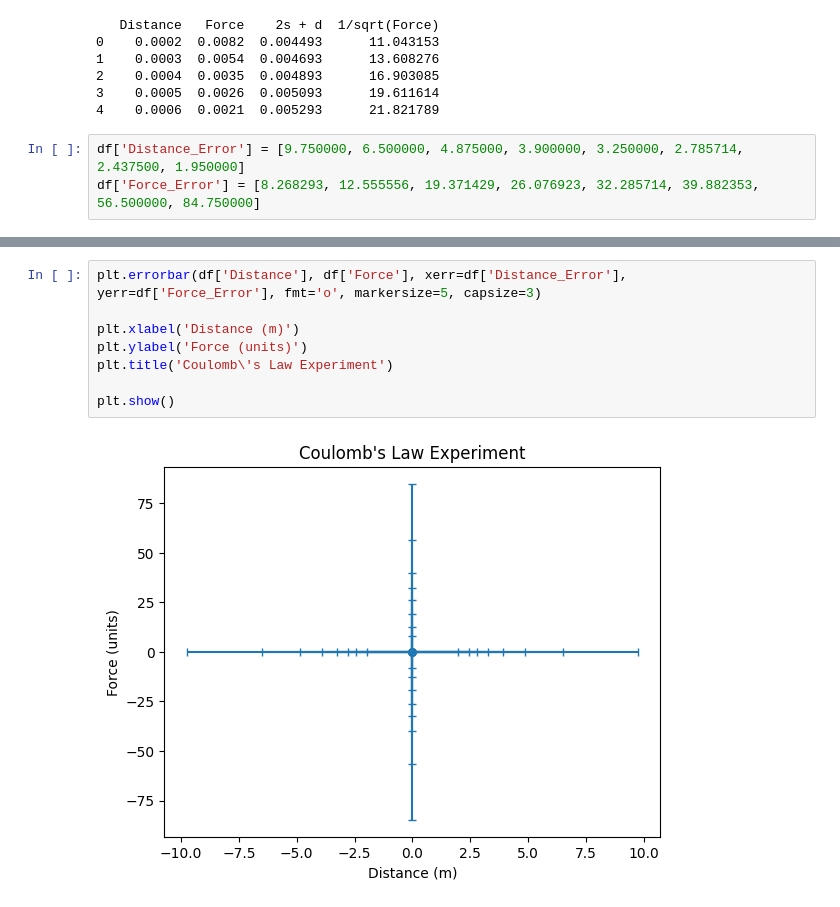
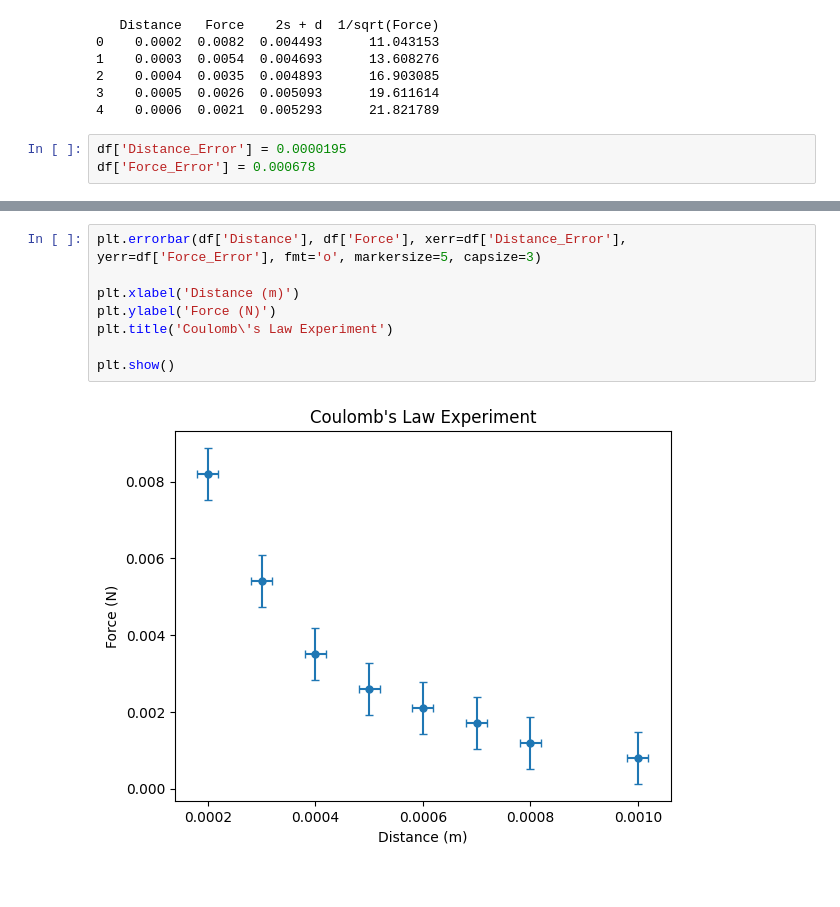
Before and after one commit to Avesta03/Electrostatics-Lab-Report-Analysis, a Jupyter notebook: analysis.ipynb, the cells around one changed output, grey strips where cells are left out. Cells and saved outputs as stored; diff of their text form.

Commit message:
Debugged after resolving errors

```diff
--- a/analysis.ipynb
+++ b/analysis.ipynb
@@ -12,6 +12,6 @@ print(df.head())
 2    0.0004  0.0035  0.004893      16.903085
 3    0.0005  0.0026  0.005093      19.611614
 4    0.0006  0.0021  0.005293      21.821789
-# %%
-df['Distance_Error'] = [9.750000, 6.500000, 4.875000, 3.900000, 3.250000, 2.785714, 2.437500, 1.950000]
-df['Force_Error'] = [8.268293, 12.555556, 19.371429, 26.076923, 32.285714, 39.882353, 56.500000, 84.750000]
+# %%
+df['Distance_Error'] = 0.0000195
+df['Force_Error'] = 0.000678
@@ -18,10 +28,10 @@ df['Force_Error'] = [8.268293, 12.555556, 19.371429, 26.076923, 32.285714, 39.88
 # %%
 plt.errorbar(df['Distance'], df['Force'], xerr=df['Distance_Error'], yerr=df['Force_Error'], fmt='o', markersize=5, capsize=3)
 
 plt.xlabel('Distance (m)')
-plt.ylabel('Force (units)')
+plt.ylabel('Force (N)')
 plt.title('Coulomb\'s Law Experiment')
 
 plt.show()
 # %% [output]
-[figure, old version]
+[figure, new version]
```
Also changed, not shown: parts of 1 cell of this notebook, 1 other file.
